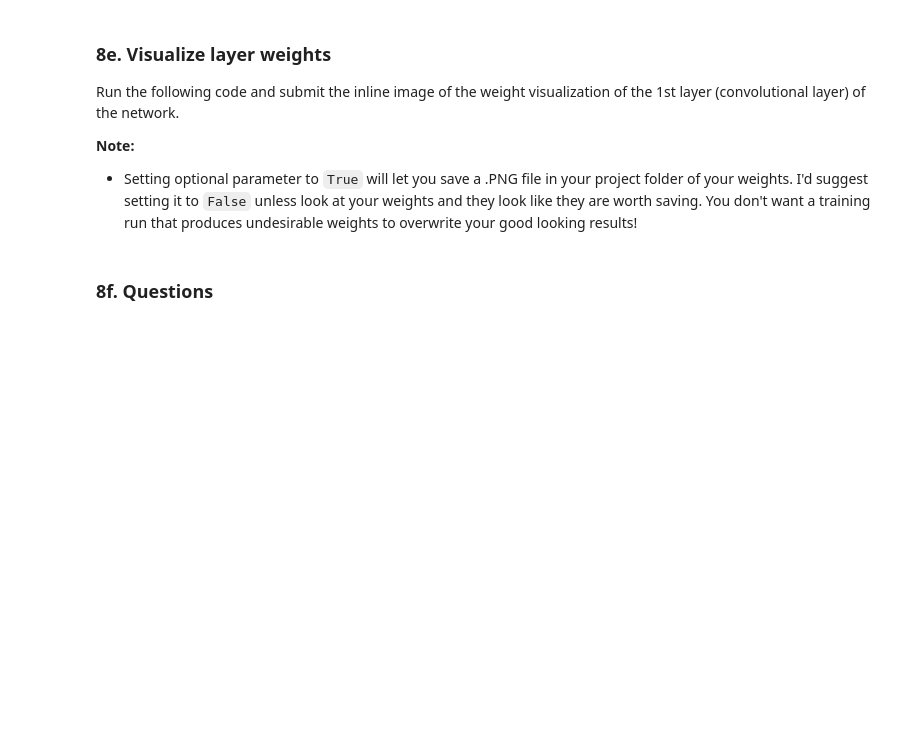
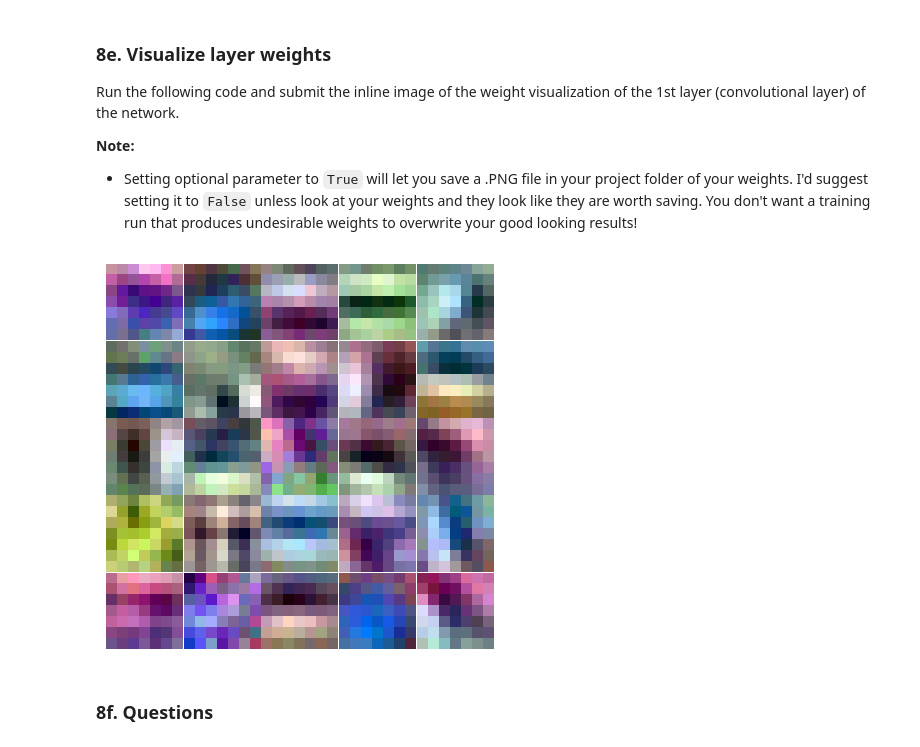
Before and after one commit to sampolz/Neural-Networks, a Jupyter notebook: Project 3/optimize_and_train_cnn.ipynb, the cells around one changed output. Cells and saved outputs as stored; diff of their text form; code cells hidden in the pictures; blank space fills up the shorter version.

```diff
--- a/Project 3/optimize_and_train_cnn.ipynb
+++ b/Project 3/optimize_and_train_cnn.ipynb
@@ -563,8 +595,10 @@ def plot_weights(wts, saveFig=True, filename='convWts.png'):
 # %%
 # Subsitute your trained network below
 # netT is my network's name
 # Every weight should not look like RGB noise
-plot_weights(netT.layers[0].wts.transpose(0, 2, 3, 1), saveFig=True, filename='filters.png')
+plot_weights(accel_net.layers[0].wts.transpose(0, 2, 3, 1), saveFig=True, filename='filters.png')
+# %% [output]
+[figure, added]
 # %% [markdown]
 ### 8f. Questions
 # %% [markdown]
```
Also changed, not shown: parts of 3 cells of this notebook, 1 other file.
